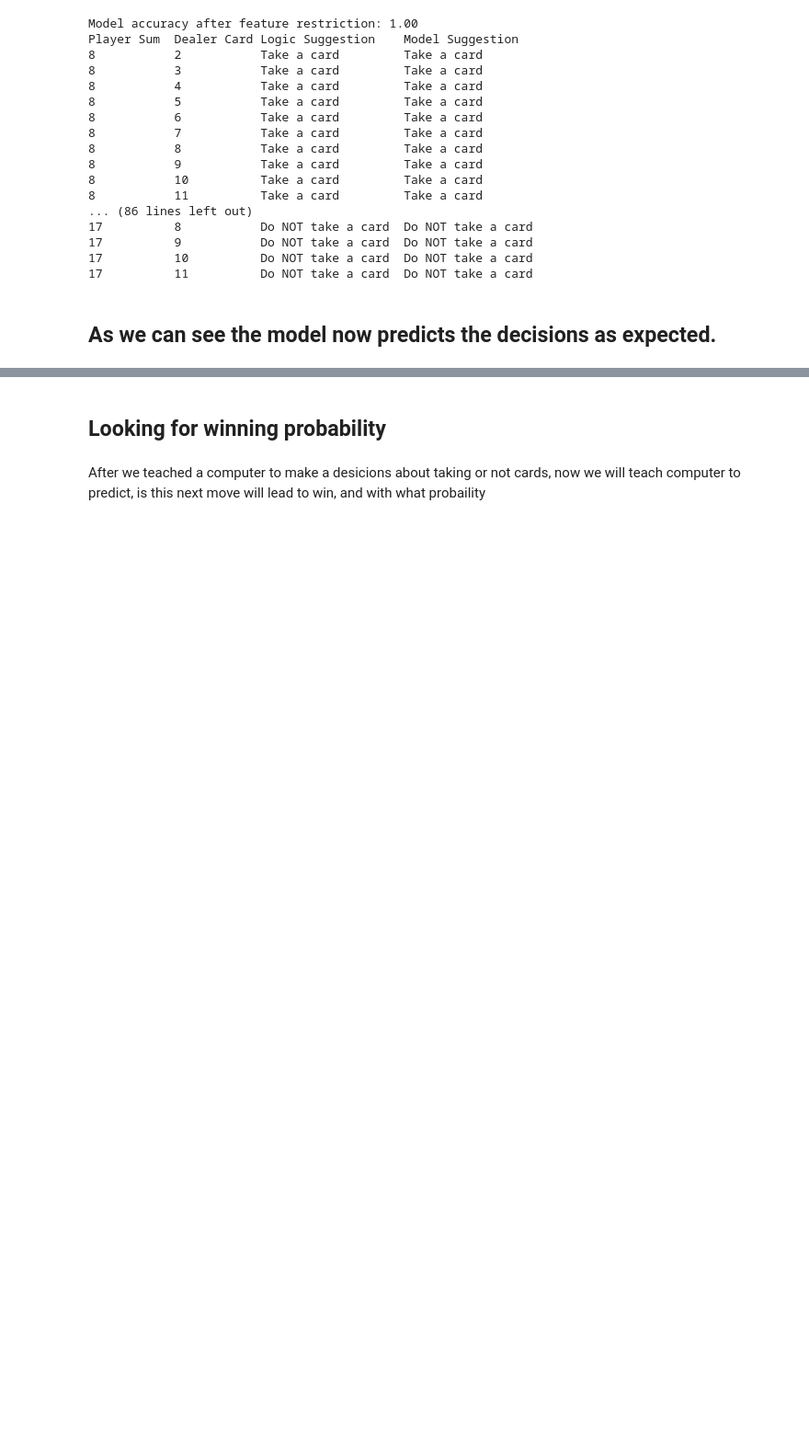
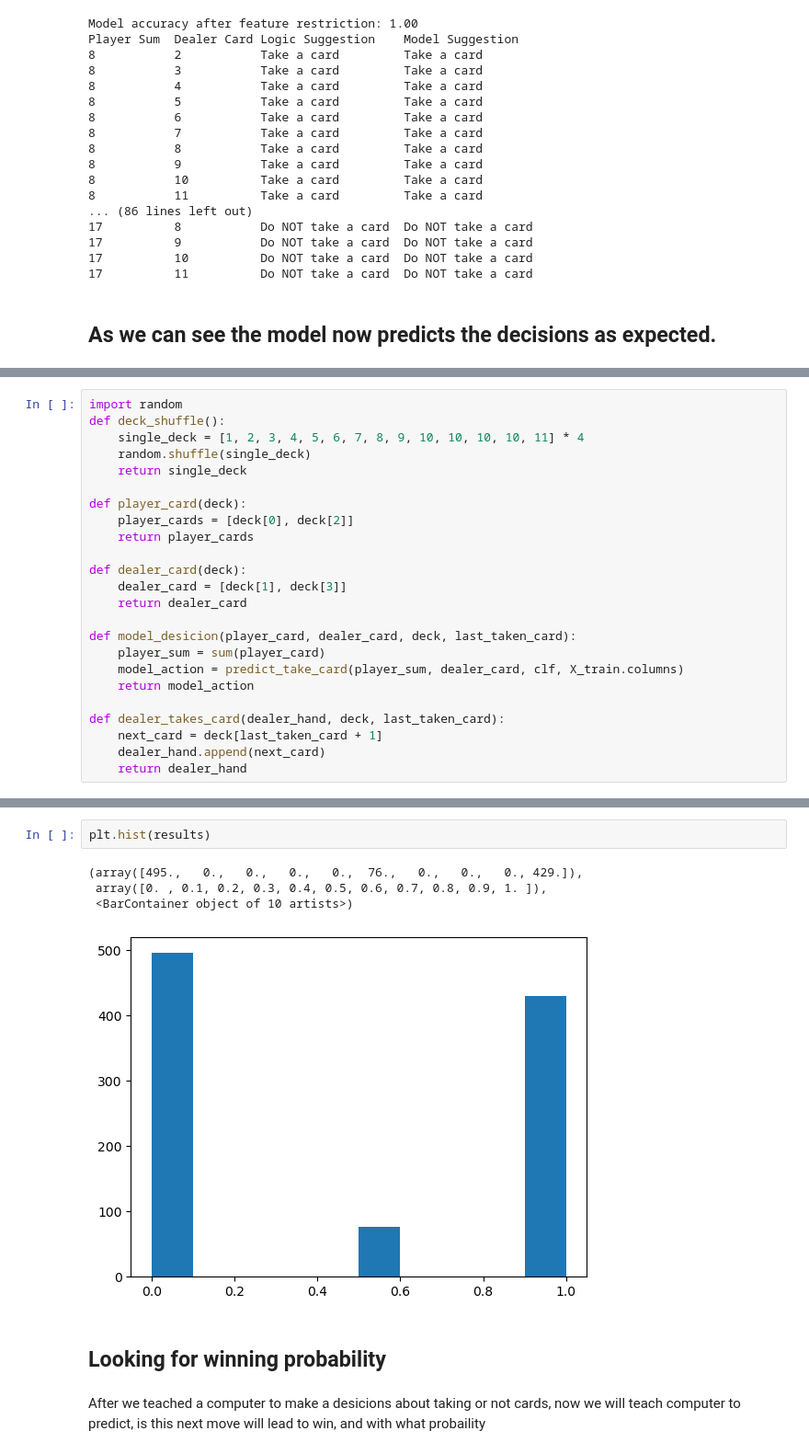
Before and after one commit to KirillMitjurin/DA6_project, a Jupyter notebook: BlackJack.ipynb, the cells around one changed output, grey strips where cells are left out. Shown at 92% size. Drawn from its saved outputs; the diff is of its cells as text; blank space fills up the shorter version.

Commit message:
Testinh model

```diff
--- a/BlackJack.ipynb
+++ b/BlackJack.ipynb
@@ -287,0 +304,24 @@ Player Sum  Dealer Card Logic Suggestion    Model Suggestion
+# %%
+import random
+def deck_shuffle():
+    single_deck = [1, 2, 3, 4, 5, 6, 7, 8, 9, 10, 10, 10, 10, 11] * 4
+    random.shuffle(single_deck)
+    return single_deck
+
+def player_card(deck):
+    player_cards = [deck[0], deck[2]]
+    return player_cards
+
+def dealer_card(deck):
+    dealer_card = [deck[1], deck[3]]
+    return dealer_card
+
+def model_desicion(player_card, dealer_card, deck, last_taken_card):
+    player_sum = sum(player_card)
+    model_action = predict_take_card(player_sum, dealer_card, clf, X_train.columns)
+    return model_action
+
+def dealer_takes_card(dealer_hand, deck, last_taken_card):
+    next_card = deck[last_taken_card + 1]
+    dealer_hand.append(next_card)
+    return dealer_hand
@@ -288,3 +394,10 @@ Player Sum  Dealer Card Logic Suggestion    Model Suggestion
+# %%
+plt.hist(results)
+# %% [output]
+(array([495.,   0.,   0.,   0.,   0.,  76.,   0.,   0.,   0., 429.]),
+ array([0. , 0.1, 0.2, 0.3, 0.4, 0.5, 0.6, 0.7, 0.8, 0.9, 1. ]),
+ <BarContainer object of 10 artists>)
+[figure, added]
 # %% [markdown]
 ## Looking for winning probability
 # %% [markdown]
```
Also changed, not shown: parts of 8 cells of this notebook, 1 other file.
